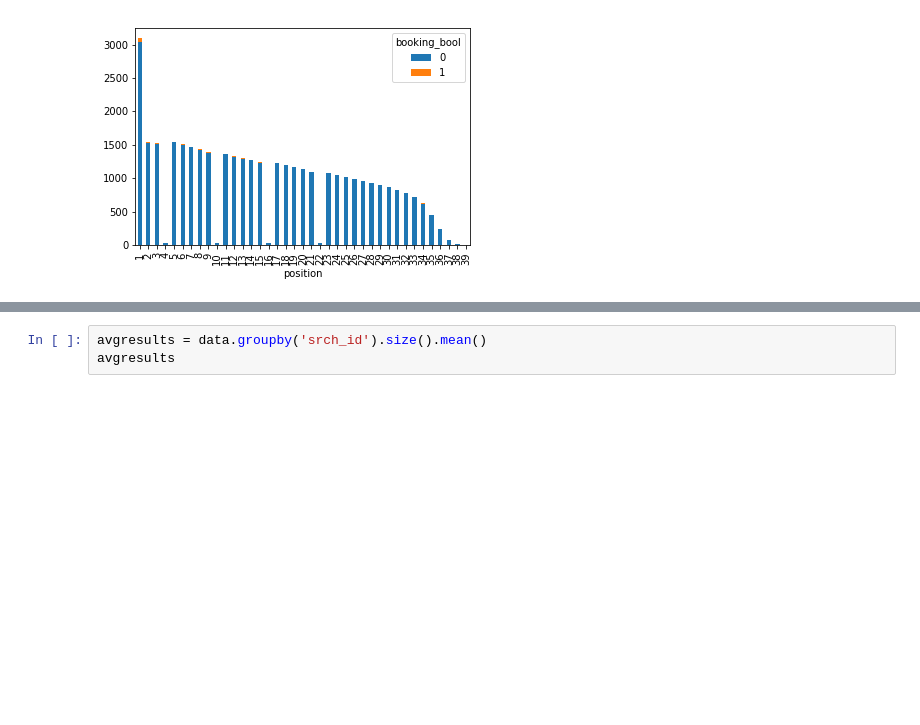
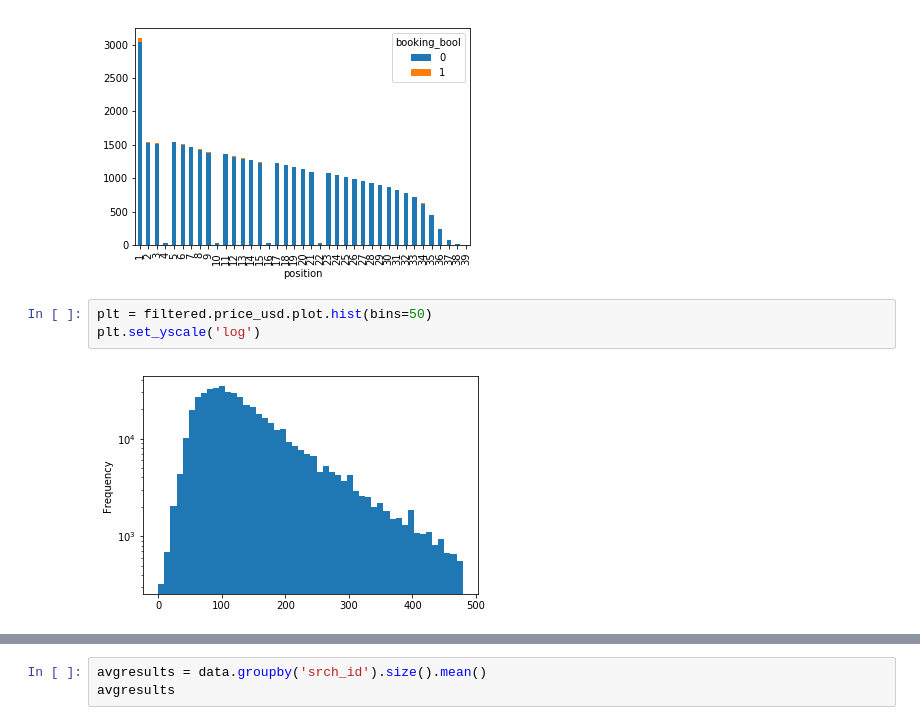
Before and after one commit to Longi94/dmt2018, a Jupyter notebook: assign2/assign2.ipynb, the cells around one changed output, grey strips where cells are left out. Cells and saved outputs as stored; diff of their text form; blank space fills up the shorter version.

```diff
--- a/assign2/assign2.ipynb
+++ b/assign2/assign2.ipynb
@@ -979,3 +986,8 @@ rand_results.groupby(['booking_bool', pd.cut(rand_results['position'], 39, label
 # %% [output]
 <matplotlib.axes._subplots.AxesSubplot at 0x...>
 [figure]
+# %%
+plt = filtered.price_usd.plot.hist(bins=50)
+plt.set_yscale('log')
+# %% [output]
+[figure, added]
```
Also changed, not shown: parts of 9 cells of this notebook, 1 other file.
